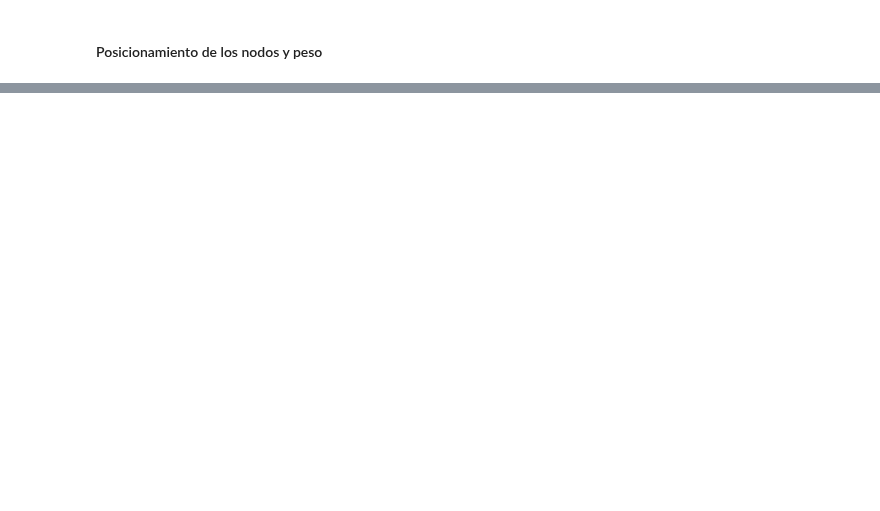
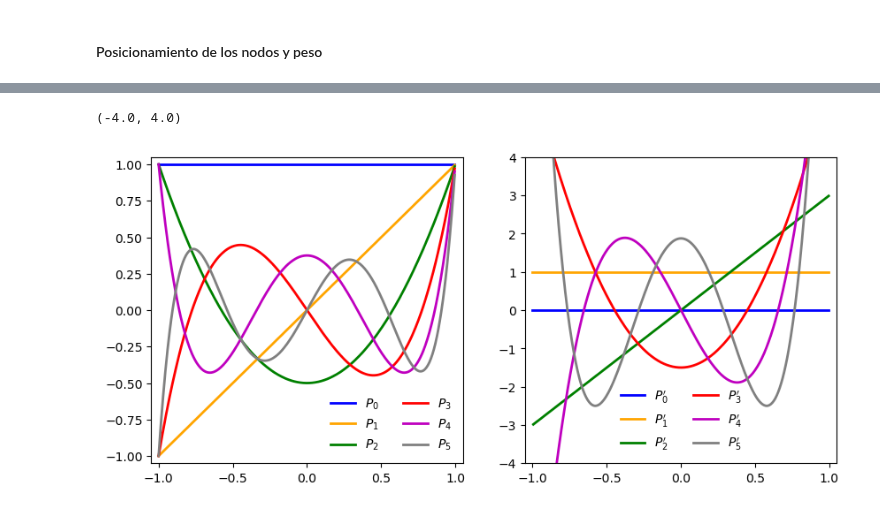
Before and after one commit to Mandy8808/Metodos_Numericos_2024, a Jupyter notebook: Lectures/Primer_Bloque/Lecture_part4.ipynb, the cells around one changed output, grey strips where cells are left out. Cells and saved outputs as stored; diff of their text form; code cells hidden in the pictures; blank space fills up the shorter version.

```diff
--- a/Lectures/Primer_Bloque/Lecture_part4.ipynb
+++ b/Lectures/Primer_Bloque/Lecture_part4.ipynb
@@ -641,0 +649,45 @@ def legroots(n):
+# %%
+# códigos
+def boonetRec(n, x):
+    # añadir check n>1
+    val0, val1 = 1, x
+
+    for j in range(1, n):
+        val2 = ((2*j+1)*x*val1 - j*val0)/(j+1.)
+        val0, val1 = val1, val2
+    return val0, val1  # notar que ahora val0 es val1, et
+
+def legendre(n, x):
+    if n==0:
+        valn = 1. if isinstance(x, (int, float)) else [1.]*len(x)
+        dvaln = 0. if isinstance(x, (int, float)) else [0.]*len(x)
+    elif n==1:
+        valn = x
+        dvaln = 1. if isinstance(x, (int, float)) else [1.]*len(x)
+    else:
+        valn_m1, valn = boonetRec(n, x)
+        dvaln = n*(valn_m1-x*valn)/(1.-x**2)  # derivada
+    return valn, dvaln
+# %%
+colors = ['blue', 'orange', 'green', 'red', 'm', 'gray']
+
+step = 1/200
+xval = np.arange(-1, 1, step)
+
+fig, ax = plt.subplots(nrows=1, ncols=2, figsize=(10, 4.5),
+                       sharex=True, sharey=False,
+                       gridspec_kw=dict(hspace=0, wspace=.2))
+
+for n in range(6):
+    yval, dyval = legendre(n, xval)
+    ax[0].plot(xval, yval, c=colors[n], label=r'$P_{%d}$'%n, lw=2)
+    ax[1].plot(xval, dyval, c=colors[n], label=r'$P_{%d}^{\prime}$'%n, lw=2)
+
+ax[0].legend(frameon=False, ncols=2)
+ax[1].legend(frameon=False, ncols=2)
+ax[0].set_xlim(-1.05, 1.05)
+ax[0].set_ylim(-1.05, 1.05)
+ax[1].set_ylim(-4, 4)
+# %% [output]
+(-4.0, 4.0)
+[figure, added]
```
Also changed, not shown: parts of 25 cells of this notebook, 4 other files.
